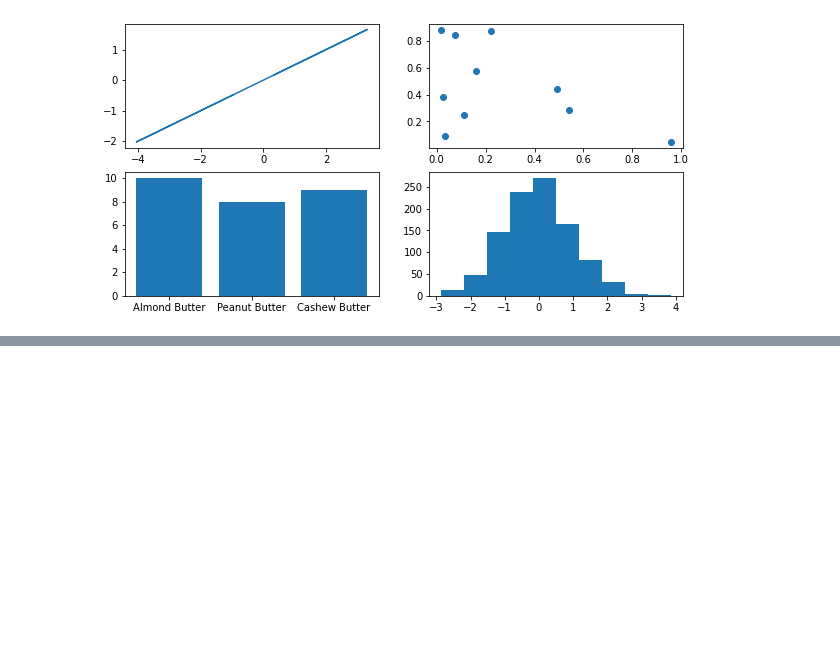
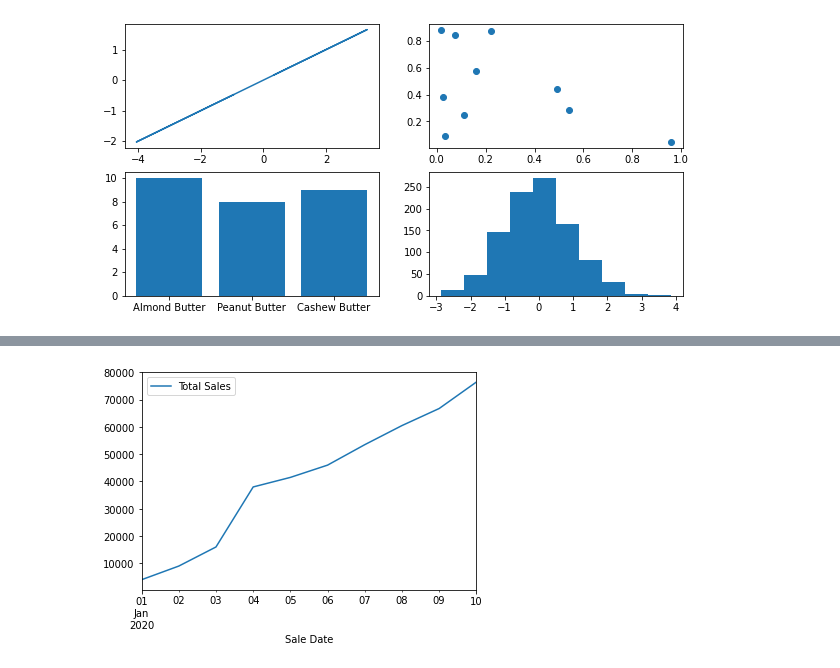
Before and after one commit to mainaliashish/ml-projects, a Jupyter notebook: matlab-practice/practice-matlab.ipynb, the cells around one changed output, grey strips where cells are left out. Saved outputs shown, nothing was run; the diff lists cells and outputs as text; code cells hidden in the pictures; blank space fills up the shorter version.

```diff
--- a/matlab-practice/practice-matlab.ipynb
+++ b/matlab-practice/practice-matlab.ipynb
@@ -155,0 +159,5 @@ ax[1,1]
+# %%
+# car_sales = pd.read_csv("")
+car_sales = pd.read_csv("/home/ashish/ml-projects/matlab-practice/car-sales.csv")
+# %pwd
+# %ls
@@ -155,0 +178,2 @@ ax[1,1]
+# %%
+car_sales['Price'] = car_sales['Price'].replace('[/$/,]', '').astype(int)
@@ -155,0 +194,3 @@ ax[1,1]
+# %%
+car_sales['Sale Date'] = pd.date_range("1/1/2020", periods=len(car_sales))
+car_sales
@@ -155,0 +209,3 @@ ax[1,1]
+# %%
+car_sales['Total Sales'] = car_sales['Price'].cumsum()
+car_sales
@@ -155,0 +224,5 @@ ax[1,1]
+# %%
+# Let's plot total saless
+car_sales.plot(x="Sale Date", y="Total Sales");
+# %% [output]
+[figure, added]
```
Also changed, not shown: parts of 9 cells of this notebook, 1 other file.
